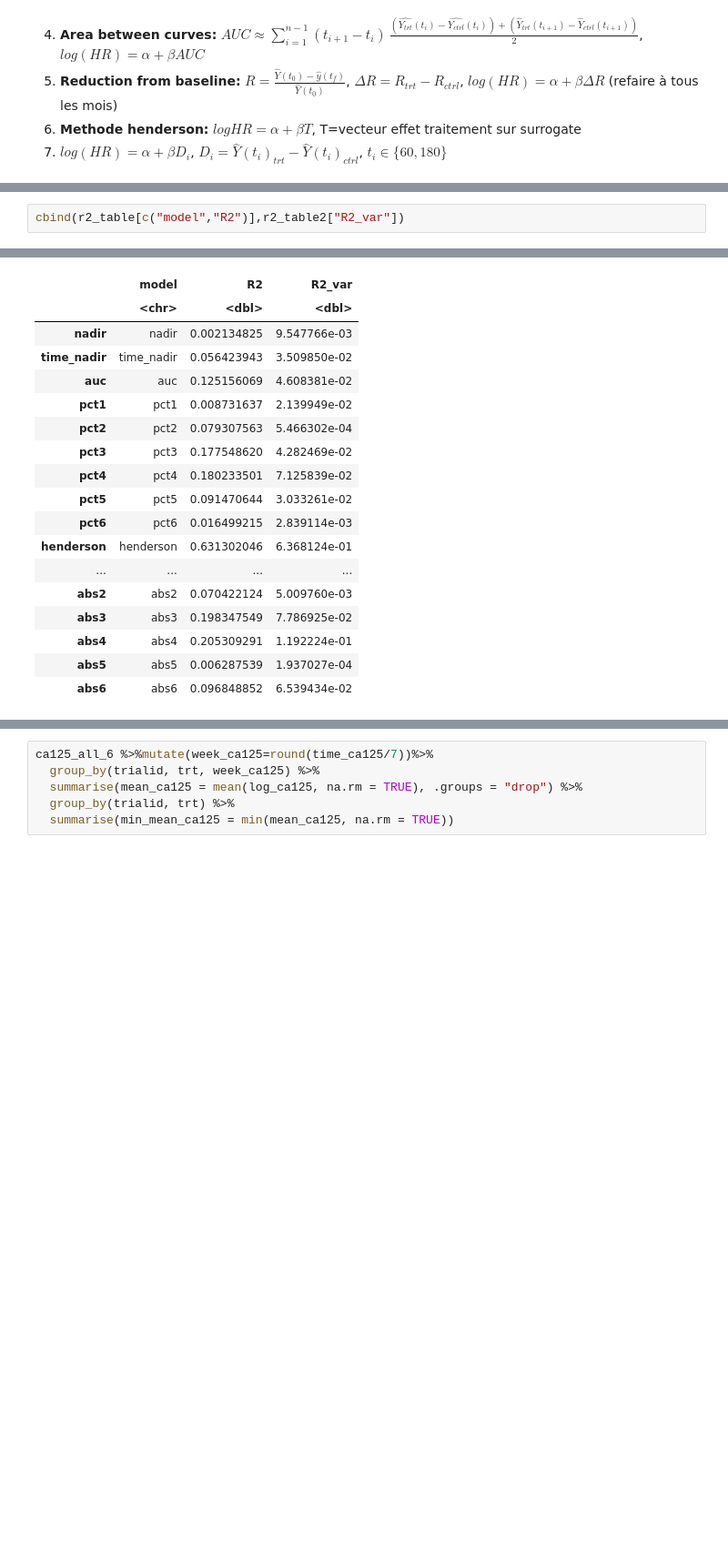
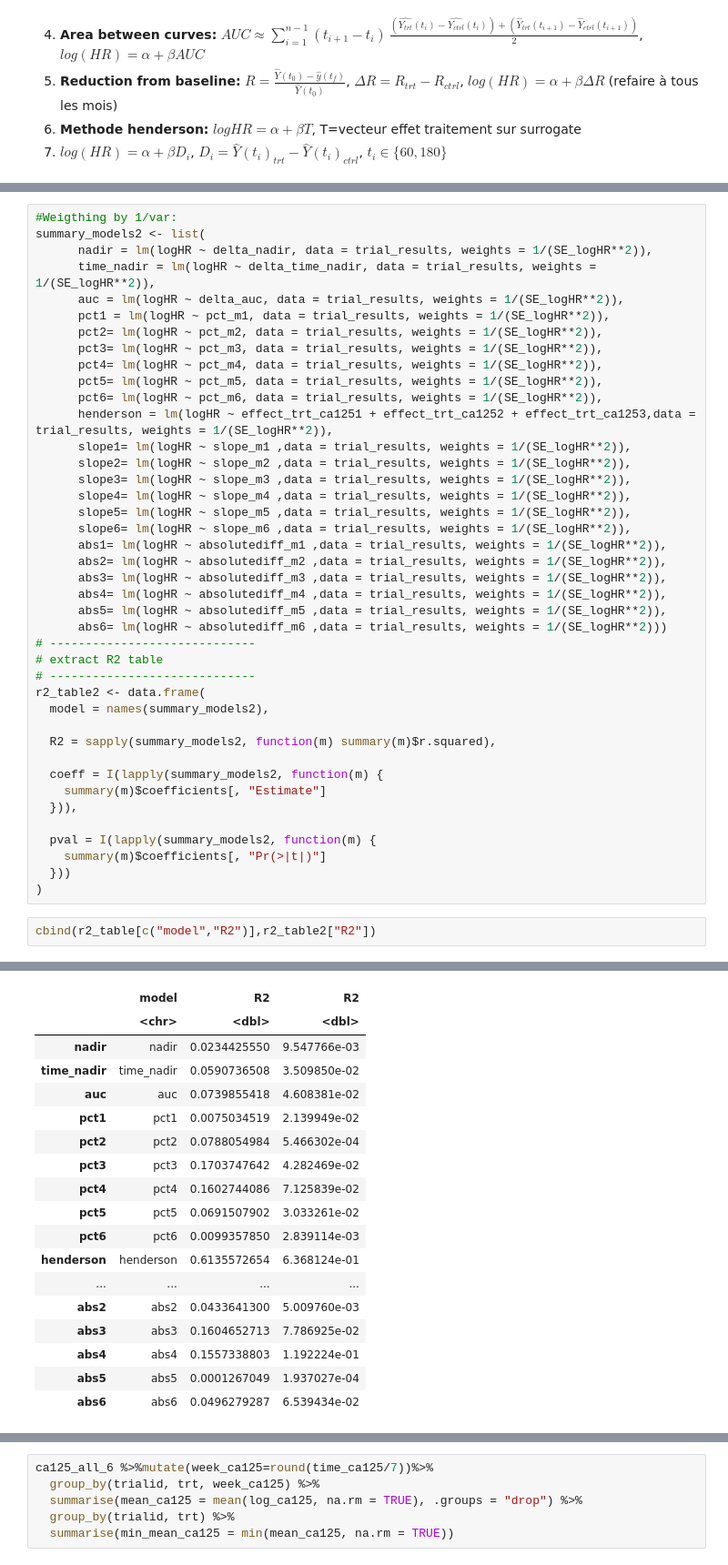
Before and after one commit to Kodro23/Surrogacy_evaluation_CA125, a Jupyter notebook: notebooks/CA125.ipynb, the cells around one changed output, grey strips where cells are left out. Shown at 91% size. Saved outputs shown, nothing was run; the diff lists cells and outputs as text; blank space fills up the shorter version.

Commit message:
Saved some results

```diff
--- a/notebooks/CA125.ipynb
+++ b/notebooks/CA125.ipynb
@@ -1555,25 +1407,66 @@ A data.frame: 22 × 4
+# %%
+#Weigthing by 1/var:
+summary_models2 <- list(
+      nadir = lm(logHR ~ delta_nadir, data = trial_results, weights = 1/(SE_logHR**2)),
+      time_nadir = lm(logHR ~ delta_time_nadir, data = trial_results, weights = 1/(SE_logHR**2)),
+      auc = lm(logHR ~ delta_auc, data = trial_results, weights = 1/(SE_logHR**2)),
+      pct1 = lm(logHR ~ pct_m1, data = trial_results, weights = 1/(SE_logHR**2)),
+      pct2= lm(logHR ~ pct_m2, data = trial_results, weights = 1/(SE_logHR**2)),
+      pct3= lm(logHR ~ pct_m3, data = trial_results, weights = 1/(SE_logHR**2)),
+      pct4= lm(logHR ~ pct_m4, data = trial_results, weights = 1/(SE_logHR**2)),
+      pct5= lm(logHR ~ pct_m5, data = trial_results, weights = 1/(SE_logHR**2)),
+      pct6= lm(logHR ~ pct_m6, data = trial_results, weights = 1/(SE_logHR**2)),
+      henderson = lm(logHR ~ effect_trt_ca1251 + effect_trt_ca1252 + effect_trt_ca1253,data = trial_results, weights = 1/(SE_logHR**2)),
+      slope1= lm(logHR ~ slope_m1 ,data = trial_results, weights = 1/(SE_logHR**2)),
+      slope2= lm(logHR ~ slope_m2 ,data = trial_results, weights = 1/(SE_logHR**2)),
+      slope3= lm(logHR ~ slope_m3 ,data = trial_results, weights = 1/(SE_logHR**2)),
+      slope4= lm(logHR ~ slope_m4 ,data = trial_results, weights = 1/(SE_logHR**2)),
+      slope5= lm(logHR ~ slope_m5 ,data = trial_results, weights = 1/(SE_logHR**2)),
+      slope6= lm(logHR ~ slope_m6 ,data = trial_results, weights = 1/(SE_logHR**2)),
+      abs1= lm(logHR ~ absolutediff_m1 ,data = trial_results, weights = 1/(SE_logHR**2)),
+      abs2= lm(logHR ~ absolutediff_m2 ,data = trial_results, weights = 1/(SE_logHR**2)),
+      abs3= lm(logHR ~ absolutediff_m3 ,data = trial_results, weights = 1/(SE_logHR**2)),
+      abs4= lm(logHR ~ absolutediff_m4 ,data = trial_results, weights = 1/(SE_logHR**2)),
+      abs5= lm(logHR ~ absolutediff_m5 ,data = trial_results, weights = 1/(SE_logHR**2)),
+      abs6= lm(logHR ~ absolutediff_m6 ,data = trial_results, weights = 1/(SE_logHR**2)))
+# -----------------------------
+# extract R2 table
+# -----------------------------
+r2_table2 <- data.frame(
+  model = names(summary_models2),
+
+  R2 = sapply(summary_models2, function(m) summary(m)$r.squared),
+
+  coeff = I(lapply(summary_models2, function(m) {
+    summary(m)$coefficients[, "Estimate"]
+  })),
+
+  pval = I(lapply(summary_models2, function(m) {
+    summary(m)$coefficients[, "Pr(>|t|)"]
+  }))
+)
 # %%
-cbind(r2_table[c("model","R2")],r2_table2["R2_var"])
+cbind(r2_table[c("model","R2")],r2_table2["R2"])
 # %% [output]
 A data.frame: 22 × 3
-|  | model | R2 | R2_var |
+|  | model | R2 | R2 |
 |  | <chr> | <dbl> | <dbl> |
-| nadir | nadir | 0.002134825 | 9.547766e-03 |
-| time_nadir | time_nadir | 0.056423943 | 3.509850e-02 |
-| auc | auc | 0.125156069 | 4.608381e-02 |
-| pct1 | pct1 | 0.008731637 | 2.139949e-02 |
-| pct2 | pct2 | 0.079307563 | 5.466302e-04 |
-| pct3 | pct3 | 0.177548620 | 4.282469e-02 |
-| pct4 | pct4 | 0.180233501 | 7.125839e-02 |
-| pct5 | pct5 | 0.091470644 | 3.033261e-02 |
-| pct6 | pct6 | 0.016499215 | 2.839114e-03 |
-| henderson | henderson | 0.631302046 | 6.368124e-01 |
+| nadir | nadir | 0.0234425550 | 9.547766e-03 |
+| time_nadir | time_nadir | 0.0590736508 | 3.509850e-02 |
+| auc | auc | 0.0739855418 | 4.608381e-02 |
+| pct1 | pct1 | 0.0075034519 | 2.139949e-02 |
+| pct2 | pct2 | 0.0788054984 | 5.466302e-04 |
+| pct3 | pct3 | 0.1703747642 | 4.282469e-02 |
+| pct4 | pct4 | 0.1602744086 | 7.125839e-02 |
+| pct5 | pct5 | 0.0691507902 | 3.033261e-02 |
+| pct6 | pct6 | 0.0099357850 | 2.839114e-03 |
+| henderson | henderson | 0.6135572654 | 6.368124e-01 |
 | ... | ... | ... | ... |
-| abs2 | abs2 | 0.070422124 | 5.009760e-03 |
-| abs3 | abs3 | 0.198347549 | 7.786925e-02 |
-| abs4 | abs4 | 0.205309291 | 1.192224e-01 |
-| abs5 | abs5 | 0.006287539 | 1.937027e-04 |
-| abs6 | abs6 | 0.096848852 | 6.539434e-02 |
+| abs2 | abs2 | 0.0433641300 | 5.009760e-03 |
+| abs3 | abs3 | 0.1604652713 | 7.786925e-02 |
+| abs4 | abs4 | 0.1557338803 | 1.192224e-01 |
+| abs5 | abs5 | 0.0001267049 | 1.937027e-04 |
+| abs6 | abs6 | 0.0496279287 | 6.539434e-02 |
 # %%
 #Boostrap for r2 CI
 set.seed(123)
```
Also changed, not shown: parts of 16 cells of this notebook, 5 other files.
